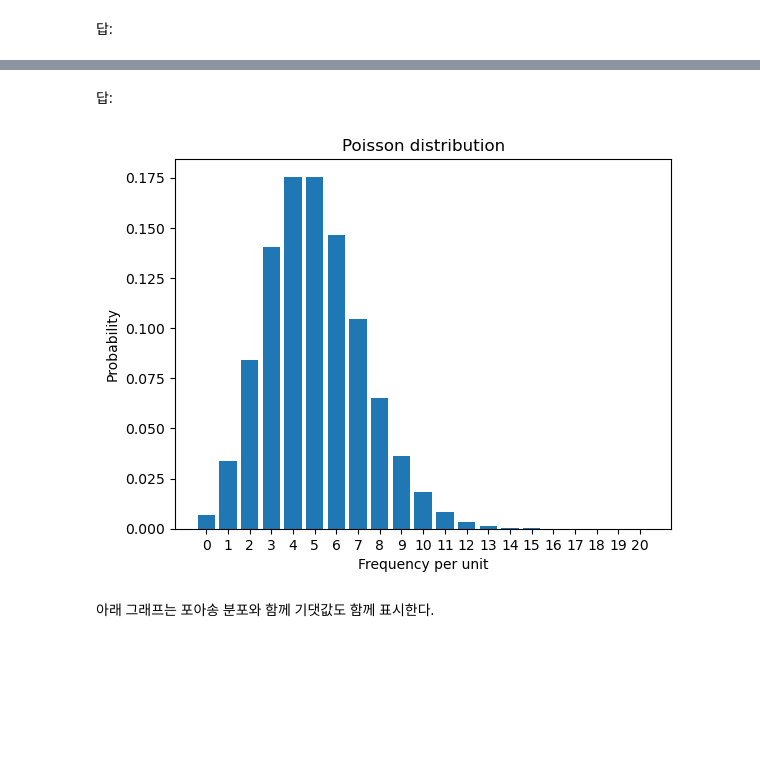
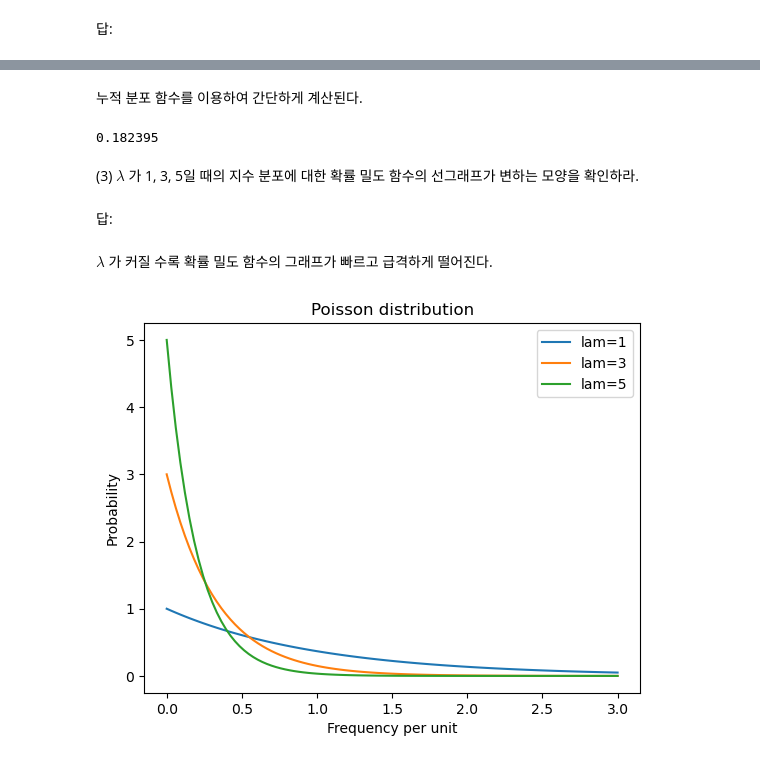
Before and after one commit to codingalzi/DataSci, a Jupyter notebook: practices/practice-expected_values-sol.ipynb, the cells around one changed output, grey strips where cells are left out. Saved outputs shown, nothing was run; the diff lists cells and outputs as text; code cells hidden in the pictures; blank space fills up the shorter version.

```diff
--- a/practices/practice-expected_values-sol.ipynb
+++ b/practices/practice-expected_values-sol.ipynb
@@ -648,22 +644,31 @@ print(f"분산: {V_poi5:.2f}")
+# %% [markdown]
+누적 분포 함수를 이용하여 간단하게 계산된다.
+# %%
+lam = 5
+F_expon(5/24, lam) - F_expon(3/24, lam)
+# %% [output]
+0.182395
+# %% [markdown]
+(3) $\lambda$ 가 1, 3, 5일 때의 지수 분포에 대한 확률 밀도 함수의 선그래프가 변하는 모양을 확인하라.
 # %% [markdown]
 답:
+# %% [markdown]
+$\lambda$ 가 커질 수록 확률 밀도 함수의 그래프가 빠르고 급격하게 떨어진다.
 # %%
 fig = plt.figure()
 ax = fig.add_subplot(111)
 
-xs = np.arange(21)
-ys = np.array([f_poisson(x, 5) for x in xs])
+xs = np.linspace(0, 3.0, 100)
 
-ax.bar(xs, ys)
+for lam in range(1, 6, 2):
+    ys = np.array([f_expon(x, lam) for x in xs])
+    ax.plot(xs, ys, label=f'lam={lam}')
+
 ax.set_title('Poisson distribution')
 ax.set_xlabel('Frequency per unit')
 ax.set_ylabel('Probability')
 
-ax.set_xticks(np.arange(21))
-ax.set_xticklabels(range(21))
-
+plt.legend()
 plt.show()
 # %% [output]
-[figure, old version]
+[figure, new version]
-# %% [markdown]
-아래 그래프는 포아송 분포와 함께 기댓값도 함께 표시한다.
```
Also changed, not shown: parts of 58 cells of this notebook.
